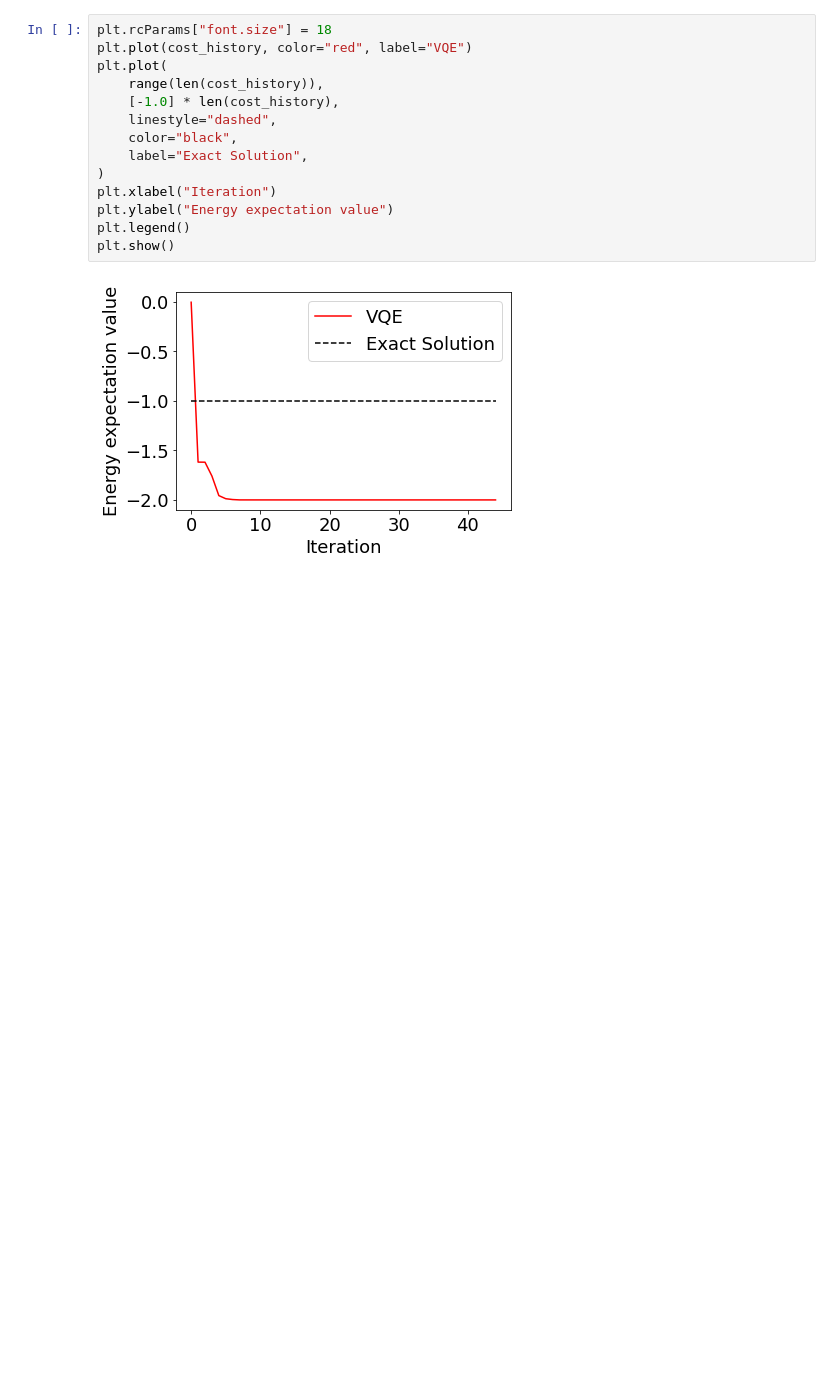
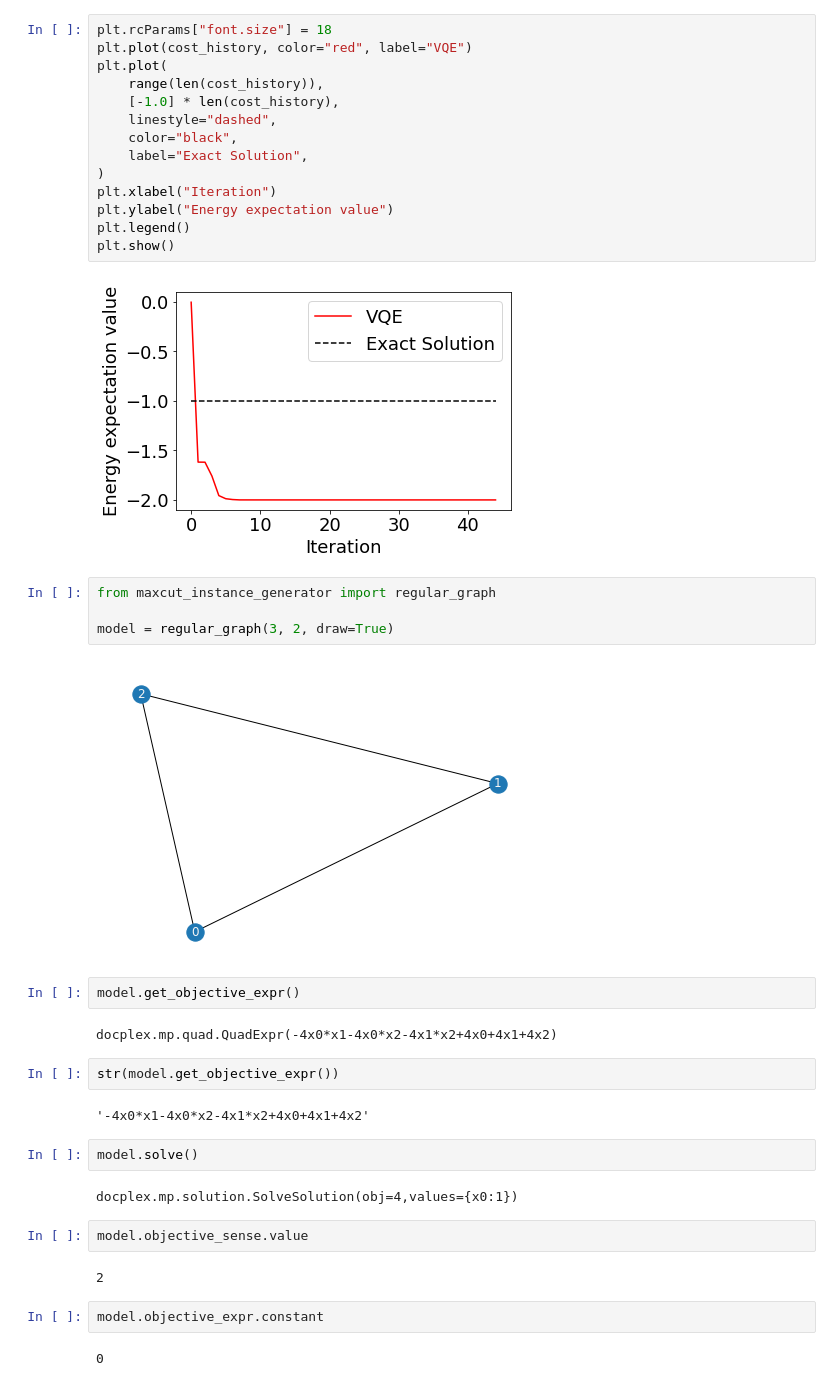
Before and after one commit to terapoon/qrao_experiment, a Jupyter notebook: qulacs/play_ground.ipynb, the cells around one changed output. Cells and saved outputs as stored; diff of their text form; blank space fills up the shorter version.

```diff
--- a/qulacs/play_ground.ipynb
+++ b/qulacs/play_ground.ipynb
@@ -129,3 +129,29 @@ plt.legend()
 plt.show()
 # %% [output]
 [figure]
+# %%
+from maxcut_instance_generator import regular_graph
+
+model = regular_graph(3, 2, draw=True)
+# %% [output]
+[figure, added]
+# %%
+model.get_objective_expr()
+# %% [output]
+docplex.mp.quad.QuadExpr(-4x0*x1-4x0*x2-4x1*x2+4x0+4x1+4x2)
+# %%
+str(model.get_objective_expr())
+# %% [output]
+'-4x0*x1-4x0*x2-4x1*x2+4x0+4x1+4x2'
+# %%
+model.solve()
+# %% [output]
+docplex.mp.solution.SolveSolution(obj=4,values={x0:1})
+# %%
+model.objective_sense.value
+# %% [output]
+2
+# %%
+model.objective_expr.constant
+# %% [output]
+0
```
Also changed, not shown: parts of 4 cells of this notebook, 2 other files.
